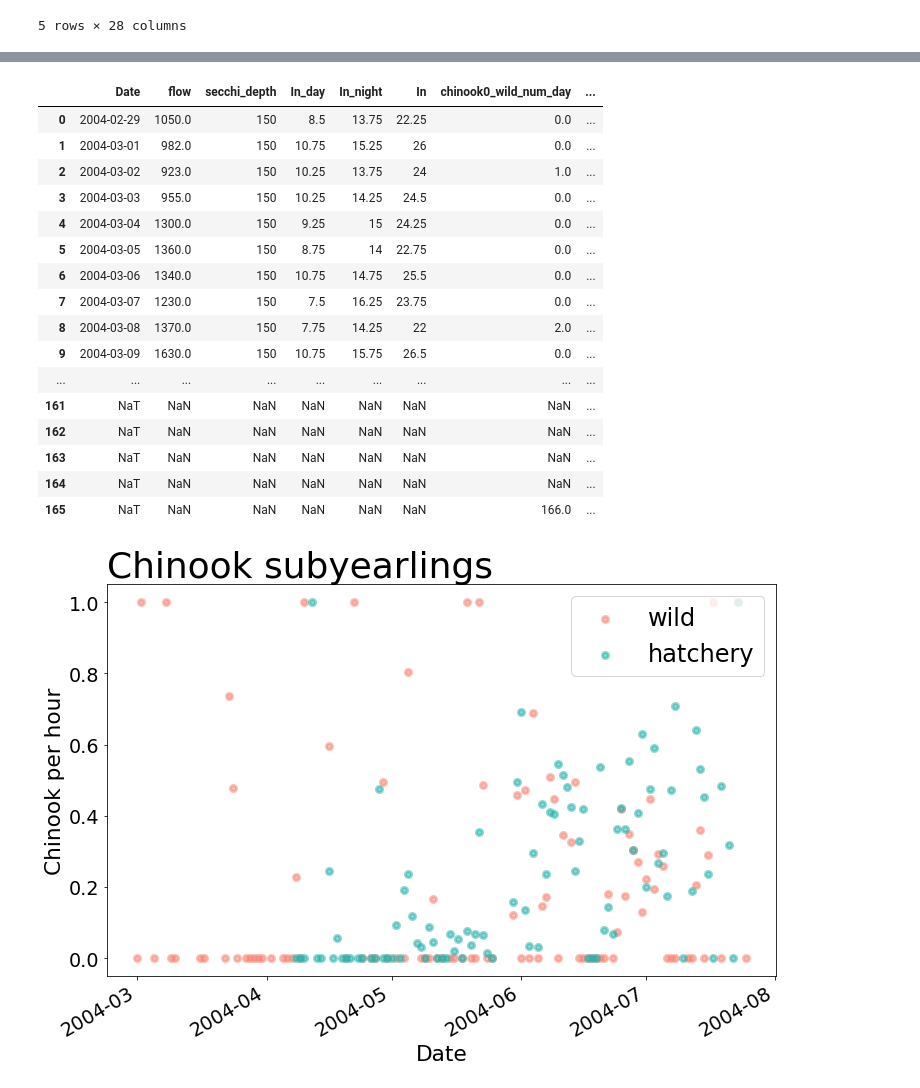
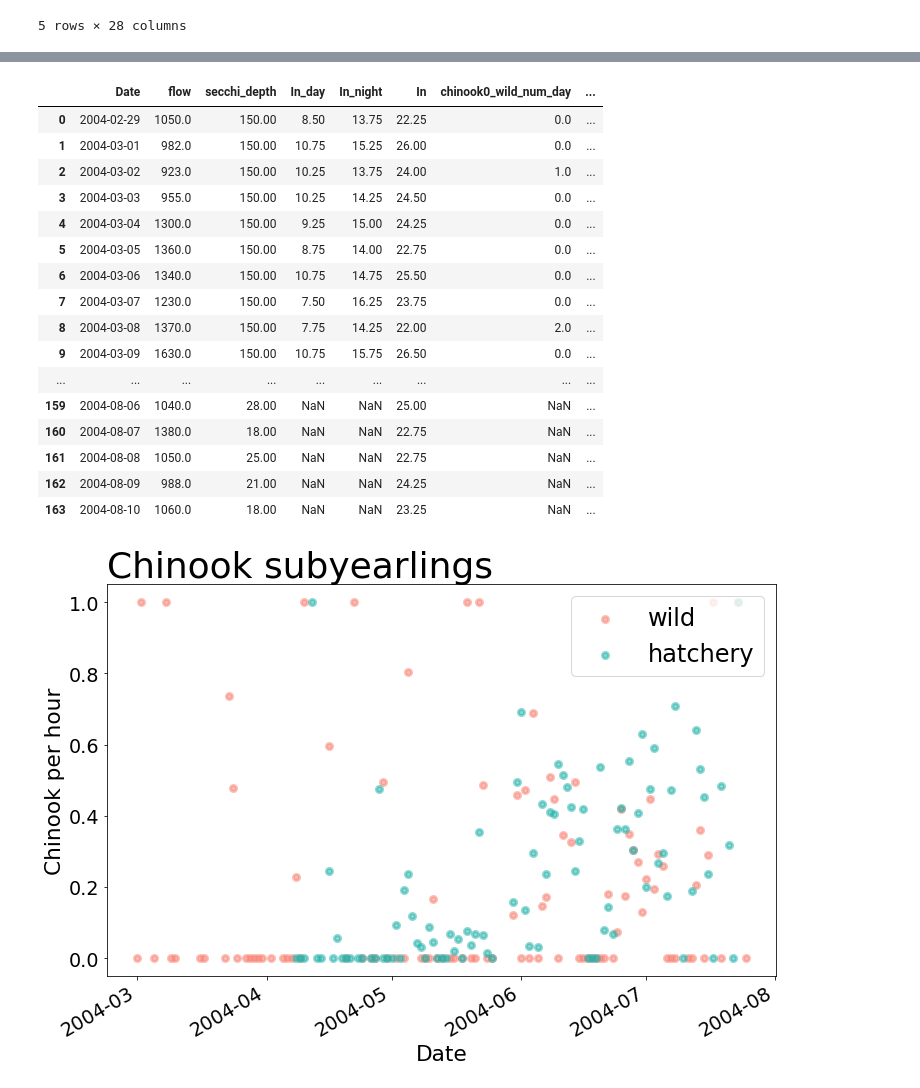
Before and after one commit to maria-kuruvilla/pied_piper, a Jupyter notebook: Puyallup/read_data.ipynb, the cells around one changed output, grey strips where cells are left out. Saved outputs shown, nothing was run; the diff lists cells and outputs as text; code cells hidden in the pictures.

```diff
--- a/Puyallup/read_data.ipynb
+++ b/Puyallup/read_data.ipynb
@@ -92,7 +104,15 @@ df_subset.head()
 # %%
-df_subset.loc[(df_subset['In_day'] == '-'),:] =np.nan
-df_subset.loc[(df_subset['In_night'] == '-'),:] =np.nan
-df_subset.head()
+df_subset.loc[(df_subset['In_day'] == '-'),'chinook0_wild_num_day':'chinook0_wild_perhour_day'] =np.nan
+df_subset.loc[(df_subset['In_day'] == '-'),'chinook0_hatchery_num_day':'chinook0_hatchery_perhour_day'] =np.nan
+df_subset.loc[(df_subset['In_night'] == '-'),'chinook0_wild_num_night':'chinook0_wild_perhour_night'] =np.nan
+df_subset.loc[(df_subset['In_night'] == '-'),'chinook0_hatchery_num_night':'chinook0_hatchery_perhour_night'] =np.nan
+# df_subset['chinook0_wild_perhour'].loc[(df_subset['In_day'] == '-')][(df_subset['In_night'] == '-')] = np.nan
+# df_subset['chinook0_hatchery_perhour'].loc[(df_subset['In_day'] == '-')][(df_subset['In_night'] == '-')] = np.nan
+# df_subset['In'].loc[(df_subset['In_day'] == '-')][(df_subset['In_night'] == '-')] = np.nan
+df_subset = df_subset.replace({'-':np.nan})
+
+with pd.option_context('display.max_rows', None, 'display.max_columns', None):  # more options can be specified also
+    display(df_subset)
 # %% [output]
 A value is trying to be set on a copy of a slice from a DataFrame.
 Try using .loc[row_indexer,col_indexer] = value instead
@@ -200,24 +203,25 @@ See the caveats in the documentation: https://pandas.pydata.org/pandas-docs/stab
 # %%
+df_subset = df_subset.iloc[:-2]
 with pd.option_context('display.max_rows', None, 'display.max_columns', None):  # more options can be specified also
     display(df_subset)
 # %% [output]
 |  | Date | flow | secchi_depth | In_day | In_night | In | chinook0_wild_num_day | ... |
-| 0 | 2004-02-29 | 1050.0 | 150 | 8.5 | 13.75 | 22.25 | 0.0 | ... |
-| 1 | 2004-03-01 | 982.0 | 150 | 10.75 | 15.25 | 26 | 0.0 | ... |
-| 2 | 2004-03-02 | 923.0 | 150 | 10.25 | 13.75 | 24 | 1.0 | ... |
-| 3 | 2004-03-03 | 955.0 | 150 | 10.25 | 14.25 | 24.5 | 0.0 | ... |
-| 4 | 2004-03-04 | 1300.0 | 150 | 9.25 | 15 | 24.25 | 0.0 | ... |
-| 5 | 2004-03-05 | 1360.0 | 150 | 8.75 | 14 | 22.75 | 0.0 | ... |
-| 6 | 2004-03-06 | 1340.0 | 150 | 10.75 | 14.75 | 25.5 | 0.0 | ... |
-| 7 | 2004-03-07 | 1230.0 | 150 | 7.5 | 16.25 | 23.75 | 0.0 | ... |
-| 8 | 2004-03-08 | 1370.0 | 150 | 7.75 | 14.25 | 22 | 2.0 | ... |
-| 9 | 2004-03-09 | 1630.0 | 150 | 10.75 | 15.75 | 26.5 | 0.0 | ... |
+| 0 | 2004-02-29 | 1050.0 | 150.00 | 8.50 | 13.75 | 22.25 | 0.0 | ... |
+| 1 | 2004-03-01 | 982.0 | 150.00 | 10.75 | 15.25 | 26.00 | 0.0 | ... |
+| 2 | 2004-03-02 | 923.0 | 150.00 | 10.25 | 13.75 | 24.00 | 1.0 | ... |
+| 3 | 2004-03-03 | 955.0 | 150.00 | 10.25 | 14.25 | 24.50 | 0.0 | ... |
+| 4 | 2004-03-04 | 1300.0 | 150.00 | 9.25 | 15.00 | 24.25 | 0.0 | ... |
+| 5 | 2004-03-05 | 1360.0 | 150.00 | 8.75 | 14.00 | 22.75 | 0.0 | ... |
+| 6 | 2004-03-06 | 1340.0 | 150.00 | 10.75 | 14.75 | 25.50 | 0.0 | ... |
+| 7 | 2004-03-07 | 1230.0 | 150.00 | 7.50 | 16.25 | 23.75 | 0.0 | ... |
+| 8 | 2004-03-08 | 1370.0 | 150.00 | 7.75 | 14.25 | 22.00 | 2.0 | ... |
+| 9 | 2004-03-09 | 1630.0 | 150.00 | 10.75 | 15.75 | 26.50 | 0.0 | ... |
 | ... | ... | ... | ... | ... | ... | ... | ... | ... |
-| 161 | NaT | NaN | NaN | NaN | NaN | NaN | NaN | ... |
-| 162 | NaT | NaN | NaN | NaN | NaN | NaN | NaN | ... |
-| 163 | NaT | NaN | NaN | NaN | NaN | NaN | NaN | ... |
-| 164 | NaT | NaN | NaN | NaN | NaN | NaN | NaN | ... |
-| 165 | NaT | NaN | NaN | NaN | NaN | NaN | 166.0 | ... |
+| 159 | 2004-08-06 | 1040.0 | 28.00 | NaN | NaN | 25.00 | NaN | ... |
+| 160 | 2004-08-07 | 1380.0 | 18.00 | NaN | NaN | 22.75 | NaN | ... |
+| 161 | 2004-08-08 | 1050.0 | 25.00 | NaN | NaN | 22.75 | NaN | ... |
+| 162 | 2004-08-09 | 988.0 | 21.00 | NaN | NaN | 24.25 | NaN | ... |
+| 163 | 2004-08-10 | 1060.0 | 18.00 | NaN | NaN | 23.25 | NaN | ... |
 # %%
 #plotting all of them
 
```
Also changed, not shown: parts of 4 cells of this notebook, 6 other files.
